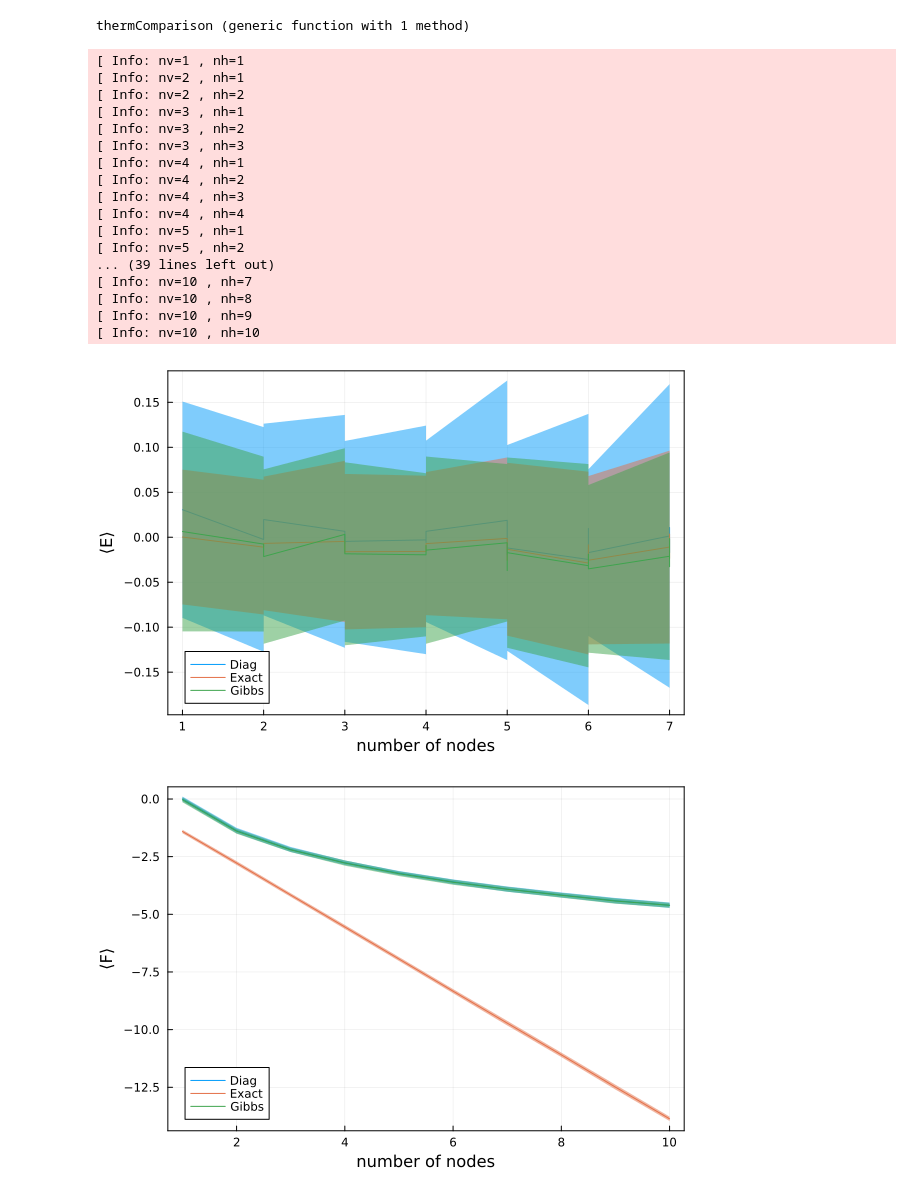
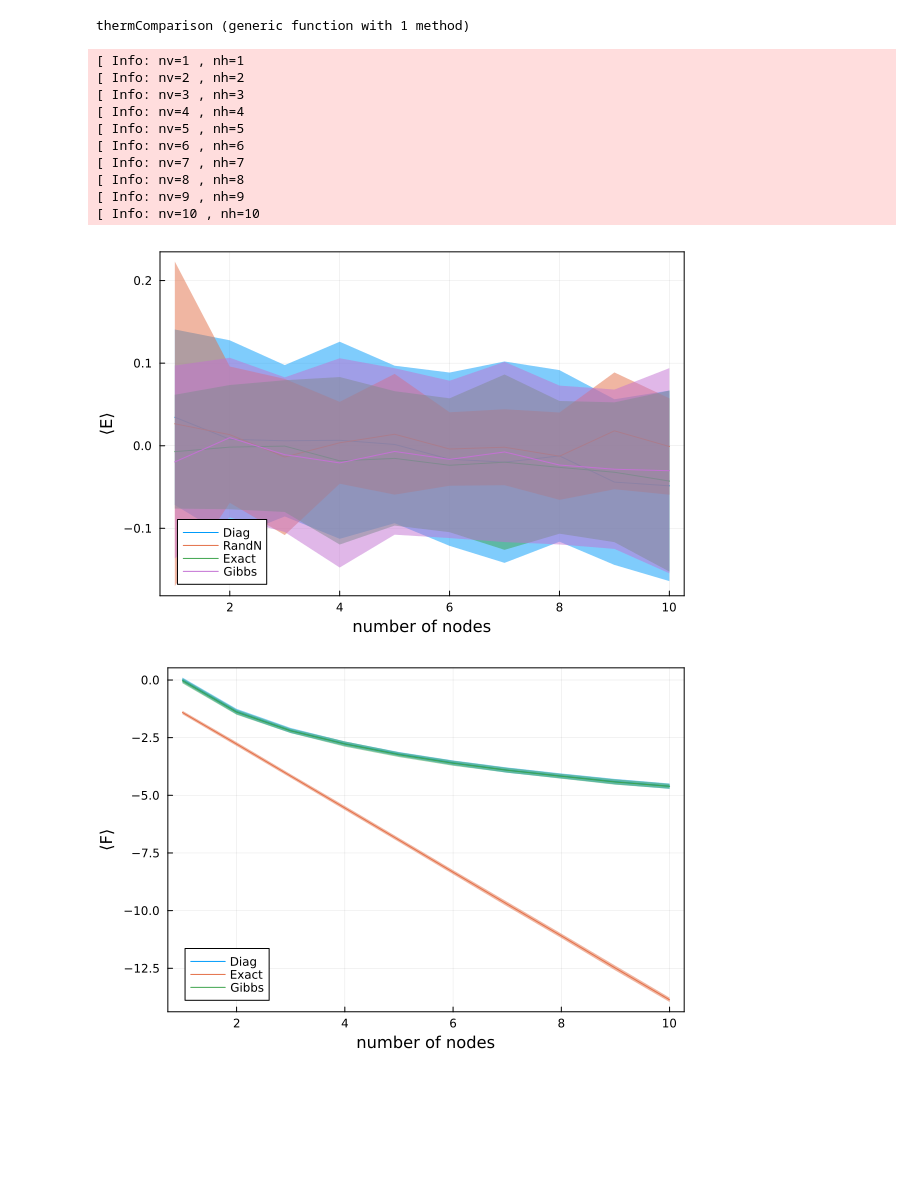
Before and after one commit to jquetzalcoatl/RBM, a Jupyter notebook: ThermoComparison.ipynb, the cells around one changed output. Drawn from its saved outputs; the diff is of its cells as text; code cells hidden in the pictures; blank space fills up the shorter version.

```diff
--- a/ThermoComparison.ipynb
+++ b/ThermoComparison.ipynb
@@ -182,33 +180,26 @@ end
 thermComparison (generic function with 1 method)
 # %%
 fNumerical, fDiag, fRand, fGibbs, eNumerical, eDiag, eRand, eGibbs, sNumerical, sDiag,
-    sRand, sGibbs = thermComparison(samples = 100, oneonone = false, nvMax=10, nhMin = 1, norm=false, Gsamps=1);
+    sRand, sGibbs = thermComparison(samples = 50, oneonone = false, nvMax=10, nhMin = 0, norm=false, Gsamps=10);
 # %% [output]
 [ Info: nv=1 , nh=1
-[ Info: nv=2 , nh=1
 [ Info: nv=2 , nh=2
-[ Info: nv=3 , nh=1
-[ Info: nv=3 , nh=2
 [ Info: nv=3 , nh=3
-[ Info: nv=4 , nh=1
-[ Info: nv=4 , nh=2
-[ Info: nv=4 , nh=3
 [ Info: nv=4 , nh=4
-[ Info: nv=5 , nh=1
-[ Info: nv=5 , nh=2
-... (39 lines left out)
-[ Info: nv=10 , nh=7
-[ Info: nv=10 , nh=8
-[ Info: nv=10 , nh=9
+[ Info: nv=5 , nh=5
+[ Info: nv=6 , nh=6
+[ Info: nv=7 , nh=7
+[ Info: nv=8 , nh=8
+[ Info: nv=9 , nh=9
 [ Info: nv=10 , nh=10
 # %%
 plot(eDiag[:,1],mean(eDiag[:,3:end], dims=2)[:], ribbon=std(eDiag[:,3:end], dims=2)[:], label="Diag")
-# plot!(eRand[:,1],mean(eRand[:,3:end], dims=2)[:], ribbon=std(eRand[:,3:end], dims=2)[:], label="RandN")
+plot!(eRand[:,1],mean(eRand[:,3:end], dims=2)[:], ribbon=std(eRand[:,3:end], dims=2)[:], label="RandN")
 plot!(eNumerical[:,1],mean(eNumerical[:,3:end], dims=2)[:], ribbon=std(eNumerical[:,3:end], dims=2)[:], label="Exact")
 plot!(eGibbs[:,1],mean(eGibbs[:,3:end], dims=2)[:], ribbon=std(eGibbs[:,3:end], dims=2)[:], label="Gibbs")
 plot!(xlabel="number of nodes", ylabel="⟨E⟩", frame=:box, legend=:bottomleft)
 # %% [output]
-[figure, old version]
+[figure, new version]
 # %%
 plot(fDiag[:,1],mean(fDiag[:,3:end], dims=2)[:], ribbon=std(fDiag[:,3:end], dims=2)[:], label="Diag")
 # plot!(fRand[:,1],mean(fRand[:,3:end], dims=2)[:], ribbon=std(fRand[:,3:end], dims=2)[:], label="RandN")
```
Also changed, not shown: parts of 4 cells of this notebook, 2 other files.
